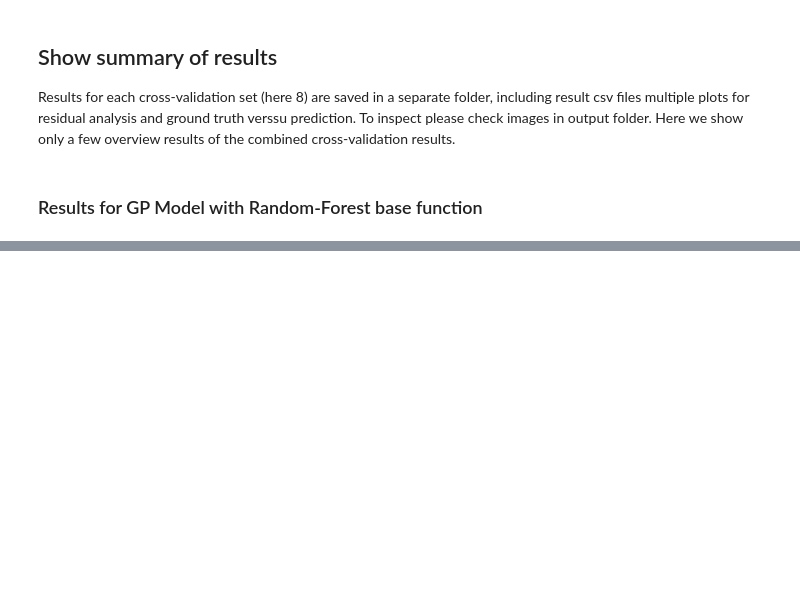
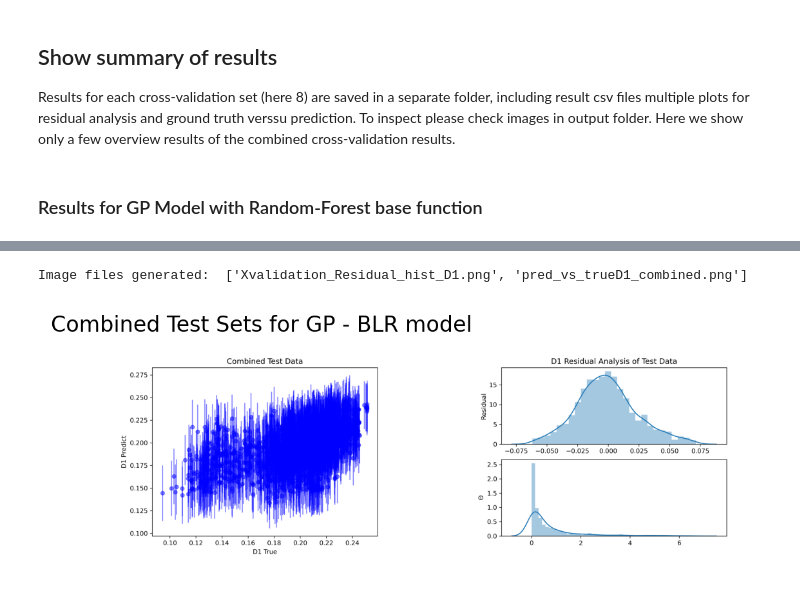
Before and after one commit to Sydney-Informatics-Hub/AgReFed-ML, a Jupyter notebook: notebooks/testmodels_st_moisture.ipynb, the cells around one changed output, grey strips where cells are left out. Cells and saved outputs as stored; diff of their text form; code cells hidden in the pictures; blank space fills up the shorter version.

```diff
--- a/notebooks/testmodels_st_moisture.ipynb
+++ b/notebooks/testmodels_st_moisture.ipynb
@@ -242,0 +298,18 @@ Image files generated:  ['Xvalidation_Residual_hist_D1.png', 'pred_vs_trueD1_com
+# %%
+# Plot combined test data
+files = os.listdir(respath)
+pngfiles = [name for name in files if name.endswith('.png')]
+print('Image files generated: ', pngfiles)
+fig, ax = plt.subplots(1,2, dpi =200)
+img = imread(f"{respath}/pred_vs_trueD1_combined.png", format='PNG')
+ax[0].set_axis_off()
+ax[0].imshow(img)
+ax[0].set_title(f'Combined Test Sets for {modelname}')
+img2 = imread(f"{respath}/Xvalidation_Residual_hist_D1.png", format='PNG')
+ax[1].set_axis_off()
+ax[1].imshow(img2)
+#ax[1].set_title('')
+fig.show()
+# %% [output]
+Image files generated:  ['Xvalidation_Residual_hist_D1.png', 'pred_vs_trueD1_combined.png']
+[figure, added]
```
Also changed, not shown: parts of 11 cells of this notebook.
